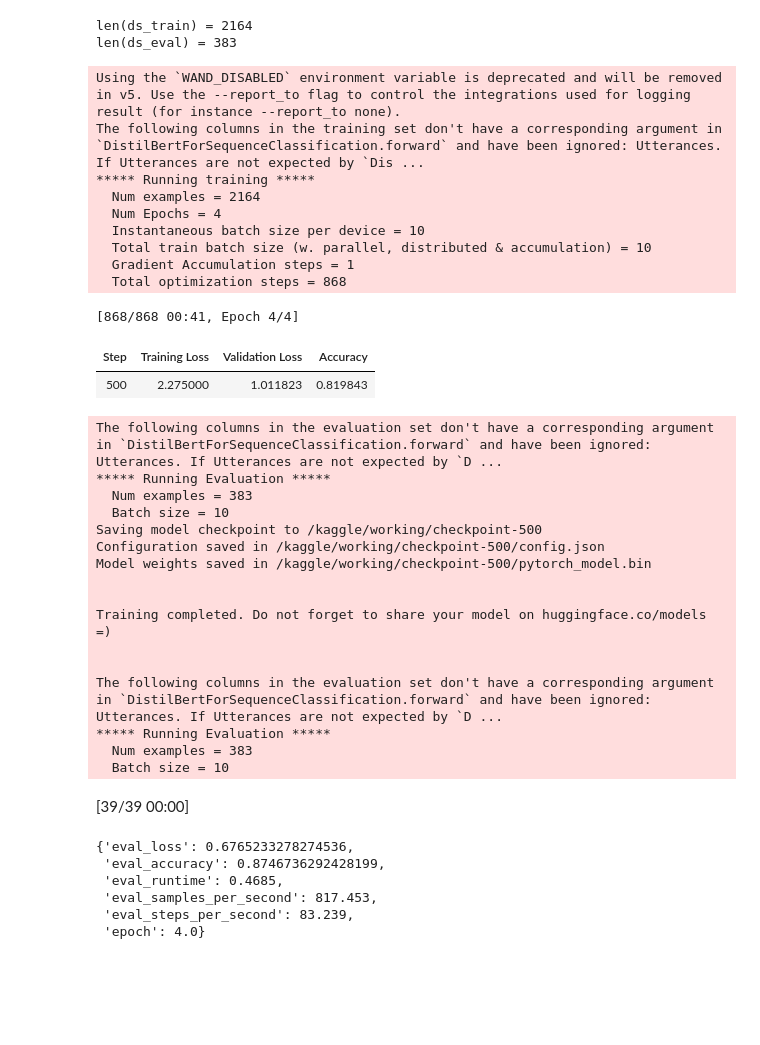
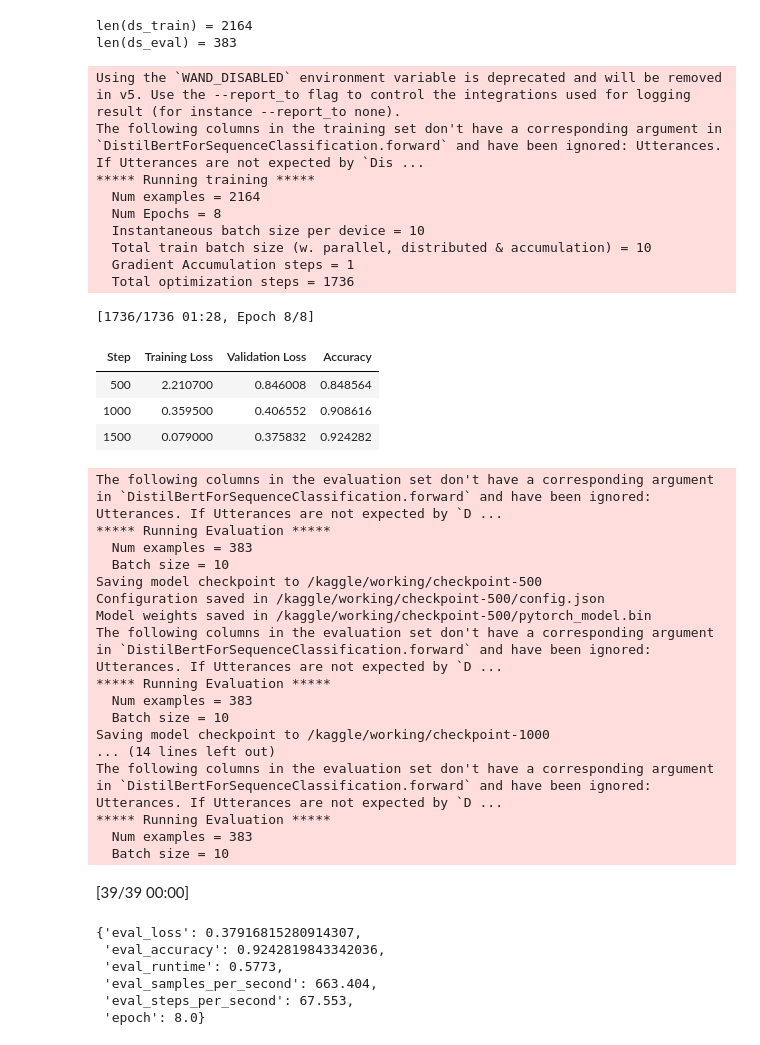
Before and after one commit to bderosie/cs39aa_project, a Jupyter notebook: project-part-3.ipynb, the cells around one changed output. Saved outputs shown, nothing was run; the diff lists cells and outputs as text; code cells hidden in the pictures; blank space fills up the shorter version.

Commit message:
Kaggle Notebook | Project Part 3 | Version 3

```diff
--- a/project-part-3.ipynb
+++ b/project-part-3.ipynb
@@ -128,38 +128,40 @@ def compute_metrics(eval_pred):
     predictions = np.argmax(logits, axis=-1)
     return metric.compute(predictions=predictions, references=labels)
 
-training_args = TrainingArguments(num_train_epochs=4,
+training_args = TrainingArguments(num_train_epochs=8,
                                   do_train=True,
                                   report_to=None,
                                   output_dir="/kaggle/working",
                                   evaluation_strategy="steps",
                                   eval_steps=500,
                                   per_device_train_batch_size=10,
                                   per_device_eval_batch_size=10)
 
 trainer = Trainer(model = model,
                   args = training_args,
                   train_dataset = ds_train,
                   eval_dataset = ds_eval,
                   compute_metrics = compute_metrics,
 )
 
 torch.set_grad_enabled(True)
 trainer.train()
 trainer.evaluate()
 # %% [output]
 Using the `WAND_DISABLED` environment variable is deprecated and will be removed in v5. Use the --report_to flag to control the integrations used for logging result (for instance --report_to none).
 The following columns in the training set don't have a corresponding argument in `DistilBertForSequenceClassification.forward` and have been ignored: Utterances. If Utterances are not expected by `Dis ...
 ***** Running training *****
   Num examples = 2164
-  Num Epochs = 4
+  Num Epochs = 8
   Instantaneous batch size per device = 10
   Total train batch size (w. parallel, distributed & accumulation) = 10
   Gradient Accumulation steps = 1
-  Total optimization steps = 868
+  Total optimization steps = 1736
-[868/868 00:41, Epoch 4/4]
+[1736/1736 01:28, Epoch 8/8]
 | Step | Training Loss | Validation Loss | Accuracy |
-| 500 | 2.275000 | 1.011823 | 0.819843 |
+| 500 | 2.210700 | 0.846008 | 0.848564 |
+| 1000 | 0.359500 | 0.406552 | 0.908616 |
+| 1500 | 0.079000 | 0.375832 | 0.924282 |
 The following columns in the evaluation set don't have a corresponding argument in `DistilBertForSequenceClassification.forward` and have been ignored: Utterances. If Utterances are not expected by `D ...
 ***** Running Evaluation *****
   Num examples = 383
@@ -167,19 +169,20 @@ The following columns in the evaluation set don't have a corresponding argument
 Saving model checkpoint to /kaggle/working/checkpoint-500
 Configuration saved in /kaggle/working/checkpoint-500/config.json
 Model weights saved in /kaggle/working/checkpoint-500/pytorch_model.bin
-
-
-Training completed. Do not forget to share your model on huggingface.co/models =)
-
-
 The following columns in the evaluation set don't have a corresponding argument in `DistilBertForSequenceClassification.forward` and have been ignored: Utterances. If Utterances are not expected by `D ...
 ***** Running Evaluation *****
   Num examples = 383
   Batch size = 10
+Saving model checkpoint to /kaggle/working/checkpoint-1000
+... (14 lines left out)
+The following columns in the evaluation set don't have a corresponding argument in `DistilBertForSequenceClassification.forward` and have been ignored: Utterances. If Utterances are not expected by `D ...
+***** Running Evaluation *****
+  Num examples = 383
+  Batch size = 10
 [39/39 00:00]
-{'eval_loss': 0.6765233278274536,
- 'eval_accuracy': 0.8746736292428199,
- 'eval_runtime': 0.4685,
- 'eval_samples_per_second': 817.453,
- 'eval_steps_per_second': 83.239,
- 'epoch': 4.0}
+{'eval_loss': 0.37916815280914307,
+ 'eval_accuracy': 0.9242819843342036,
+ 'eval_runtime': 0.5773,
+ 'eval_samples_per_second': 663.404,
+ 'eval_steps_per_second': 67.553,
+ 'epoch': 8.0}
```
